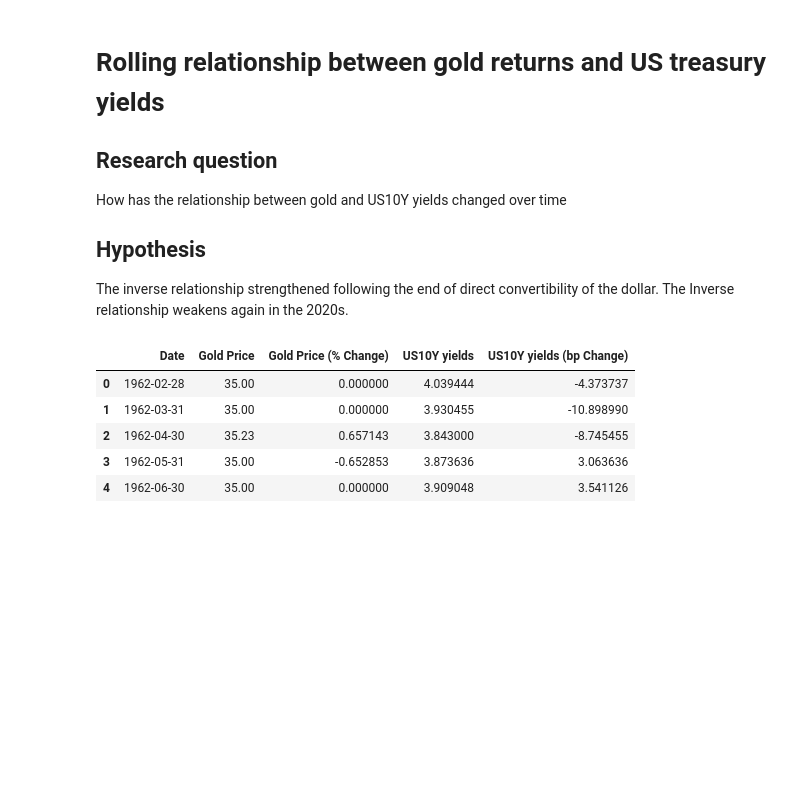
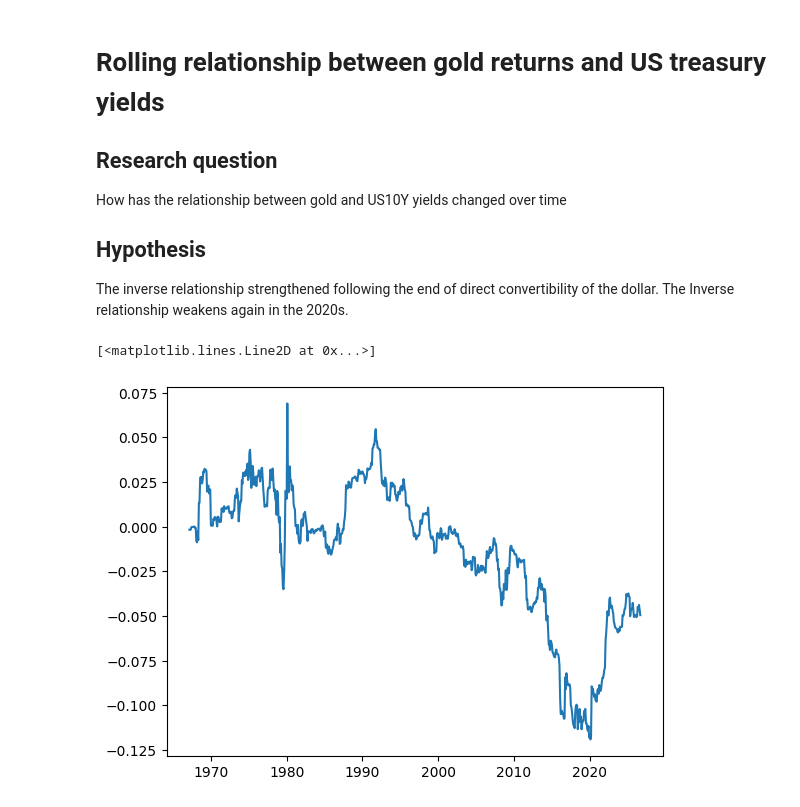
Before and after one commit to joshuamowbray/gold-yields-analysis, a Jupyter notebook: notebooks/rolling_analysis.ipynb, the cells around one changed output. Cells and saved outputs as stored; diff of their text form; code cells hidden in the pictures; blank space fills up the shorter version.

Commit message:
Initial rolling analysis of nominal yields

```diff
--- a/notebooks/rolling_analysis.ipynb
+++ b/notebooks/rolling_analysis.ipynb
@@ -8,12 +8,43 @@ How has the relationship between gold and US10Y yields changed over time
 The inverse relationship strengthened following the end of direct convertibility of the dollar. The Inverse relationship weakens again in the 2020s.
 # %%
 import pandas as pd
-comparison = pd.read_csv('../data/processed/full_table.csv')
+from sklearn.linear_model import LinearRegression
+from sklearn.metrics import r2_score
+import matplotlib.pyplot as plt
+
+comparison = pd.read_csv('../data/processed/full_table.csv',index_col = 'Date', parse_dates = True)
+time_frame = pd.DateOffset(years = 5)
 # %%
+def time_rolling_regression(df, time_window, x_label,y_label):
+    coeffs = []
+    intercepts = []
+    r2score = []
+
+    for i in pd.date_range(df.first_valid_index()+time_window, df.index[-1],freq = 'ME'):
+
+        x_window = df[x_label].loc[i-time_window:i].to_frame()
+        y_window = df[y_label].loc[i-time_window:i].to_frame()
+
+        model = LinearRegression()
+        model.fit(x_window, y_window)
+
+        r2 = r2_score(y_window, model.predict(x_window))
+        coeff = model.coef_
+        intercept = model.intercept_
+
+        coeffs.append(coeff[0][0])
+        r2score.append(r2)
+        intercepts.append(intercept[0])
+
+    return coeffs, intercepts, r2score
+
+
+coeffs, intercepts, r2score = time_rolling_regression(comparison, time_frame,'US10Y yields (bp Change)', 'Gold Price (% Change)')
-# %% [output]
-|  | Date | Gold Price | Gold Price (% Change) | US10Y yields | US10Y yields (bp Change) |
-| 0 | 1962-02-28 | 35.00 | 0.000000 | 4.039444 | -4.373737 |
-| 1 | 1962-03-31 | 35.00 | 0.000000 | 3.930455 | -10.898990 |
-| 2 | 1962-04-30 | 35.23 | 0.657143 | 3.843000 | -8.745455 |
-| 3 | 1962-05-31 | 35.00 | -0.652853 | 3.873636 | 3.063636 |
-| 4 | 1962-06-30 | 35.00 | 0.000000 | 3.909048 | 3.541126 |
+# %%
+x_dates = pd.date_range(comparison.first_valid_index()+time_frame, comparison.index[-1], freq = 'ME').to_frame()
+y_coeffs= pd.DataFrame(coeffs, columns = ['gradient'])
+y_r2 = pd.DataFrame(r2score, columns = ['r2'])
+plt.plot(x_dates,y_coeffs)
+# %% [output]
+[<matplotlib.lines.Line2D at 0x...>]
+[figure, added]
```
Also changed, not shown: parts of 2 cells of this notebook, 2 other files.
